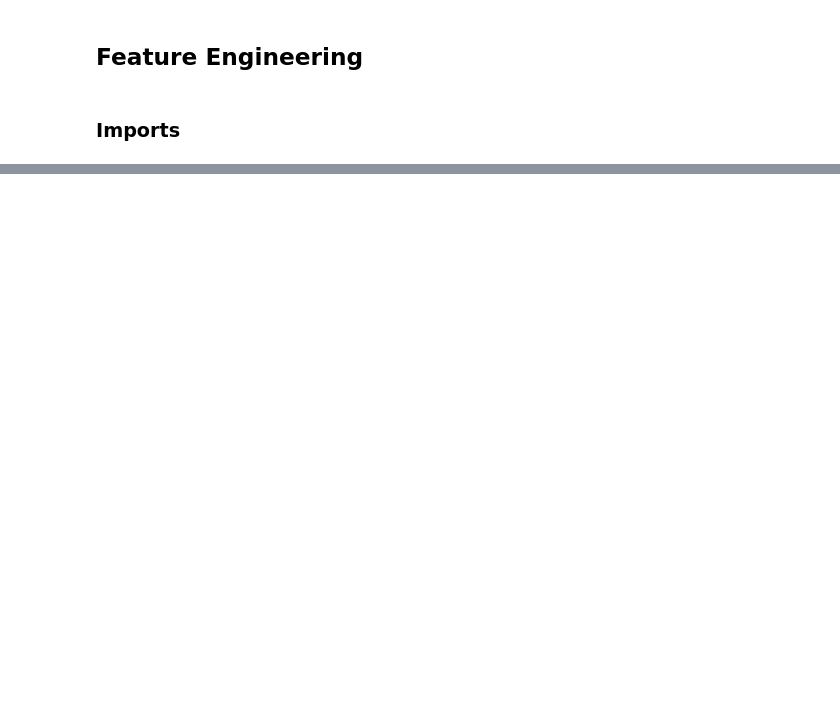
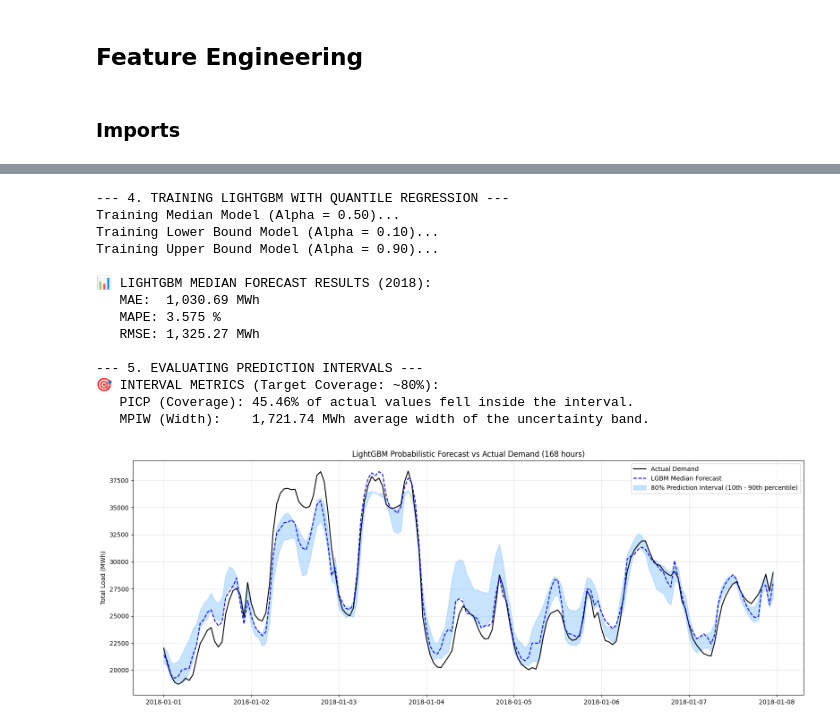
Before and after one commit to MariaGoico/Time_Series_Final_Project, a Jupyter notebook: evaluation.ipynb, the cells around one changed output, grey strips where cells are left out. Saved outputs shown, nothing was run; the diff lists cells and outputs as text; code cells hidden in the pictures; blank space fills up the shorter version.

Commit message:
Add deep learning and machine learning modeling scripts

```diff
--- a/evaluation.ipynb
+++ b/evaluation.ipynb
@@ -65,0 +109,26 @@ plot_forecast_vs_actual(y_actual=y_test, y_pred=tso_forecast, model_name="TSO Ba
+# %%
+# 1. Train models and get predictions
+from Time_Series_Final_Project.modeling_ml import train_and_evaluate_lgbm_quantiles, evaluate_prediction_intervals, plot_lightgbm_intervals
+df_quantiles, best_lgbm = train_and_evaluate_lgbm_quantiles(X_train, y_train, X_test, y_test)
+
+# 2. Calculate interval metrics (PICP and MPIW)
+picp, mpiw = evaluate_prediction_intervals(df_quantiles)
+
+# 3. Visualize the first week with the beautiful uncertainty bands
+plot_lightgbm_intervals(df_quantiles, window_hours=168, start_idx=0)
+# %% [output]
+--- 4. TRAINING LIGHTGBM WITH QUANTILE REGRESSION ---
+Training Median Model (Alpha = 0.50)...
+Training Lower Bound Model (Alpha = 0.10)...
+Training Upper Bound Model (Alpha = 0.90)...
+
+📊 LIGHTGBM MEDIAN FORECAST RESULTS (2018):
+   MAE:  1,030.69 MWh
+   MAPE: 3.575 %
+   RMSE: 1,325.27 MWh
+
+--- 5. EVALUATING PREDICTION INTERVALS ---
+🎯 INTERVAL METRICS (Target Coverage: ~80%):
+   PICP (Coverage): 45.46% of actual values fell inside the interval.
+   MPIW (Width):    1,721.74 MWh average width of the uncertainty band.
+[figure, added]
```
Also changed, not shown: parts of 5 cells of this notebook, 3 other files.
